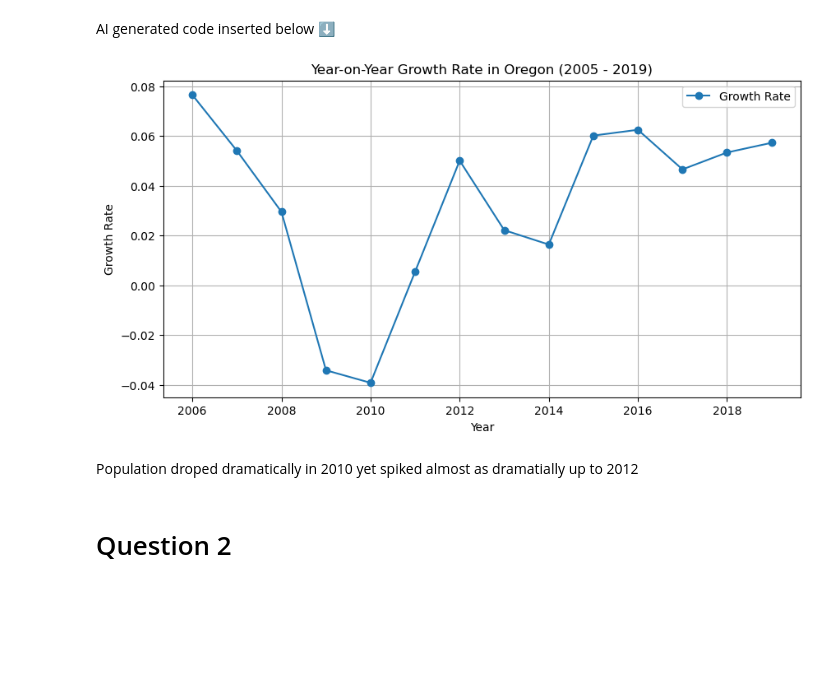
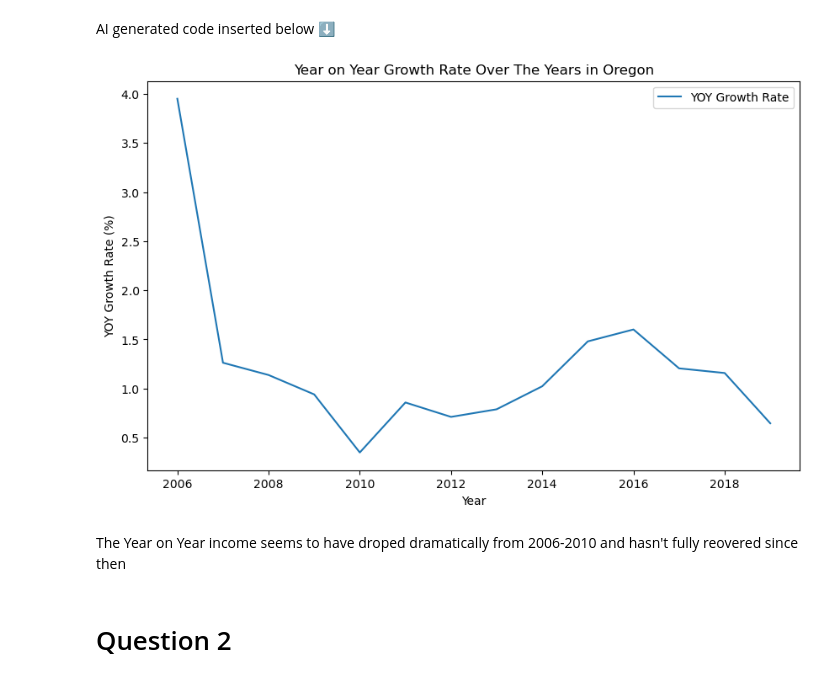
Before and after one commit to AberGA1824/IA340, a Jupyter notebook: Lab6.ipynb, the cells around one changed output. Saved outputs shown, nothing was run; the diff lists cells and outputs as text; code cells hidden in the pictures; blank space fills up the shorter version.

```diff
--- a/Lab6.ipynb
+++ b/Lab6.ipynb
@@ -136,22 +116,22 @@ Calculate the growth rate with the data provided in {va_df}, use the va_df direc
 # %% [output]
 AI generated code inserted below ⬇️
-# %%
-import pandas as pd
-import matplotlib.pyplot as plt
-
-# Assuming the data is in 'va_df' dataframe
-
-# Calculate the growth rate
-va_df['growth_rate'] = va_df['income'].pct_change()
-
-# Plotting
-plt.figure(figsize=(10, 5))
-plt.plot(va_df['year'], va_df['growth_rate'], label='Growth Rate', marker='o')
-plt.xlabel('Year')
-plt.ylabel('Growth Rate')
-plt.title('Year-on-Year Growth Rate in Oregon (2005 - 2019)')
-plt.legend()
-plt.grid(True)
-plt.show()
-# %% [output]
-[figure, removed]
+# %%
+import pandas as pd
+import matplotlib.pyplot as plt
+
+df = pd.DataFrame({
+    'year': [2005, 2006, 2007, 2008, 2009, 2010, 2011, 2012, 2013, 2014, 2015, 2016, 2017, 2018, 2019],
+    'population': [3560109, 3700758, 3747455, 3790060, 3825657, 3838957, 3871859, 3899353, 3930065, 3970239, 4028977, 4093465, 4142776, 4190713, 4217737]
+})
+
+df['yoy_growth_rate'] = df['population'].pct_change() * 100
+
+plt.figure(figsize=(10,6))
+plt.plot(df['year'], df['yoy_growth_rate'], label='YOY Growth Rate')
+plt.title('Year on Year Growth Rate Over The Years in Oregon')
+plt.xlabel('Year')
+plt.ylabel('YOY Growth Rate (%)')
+plt.legend(loc='best')
+plt.show()
+# %% [output]
+[figure, added]
@@ -158,5 +140,5 @@ plt.show()
 # %% [markdown]
-Population droped dramatically in 2010 yet spiked almost as dramatially up to 2012
+The Year on Year income seems to have droped dramatically from 2006-2010 and hasn't fully reovered since then
 # %% [markdown]
 # Question 2
 # %%
```
Also changed, not shown: parts of 5 cells of this notebook.
